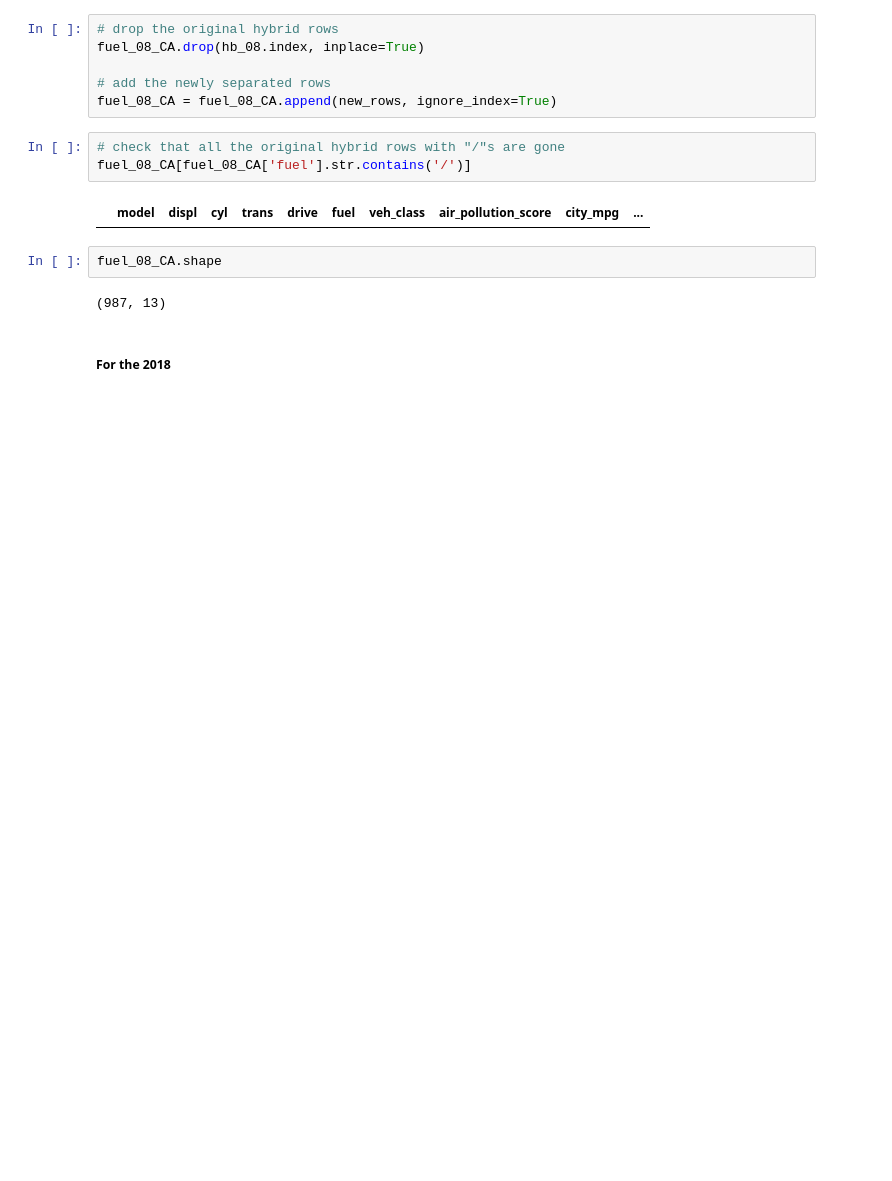
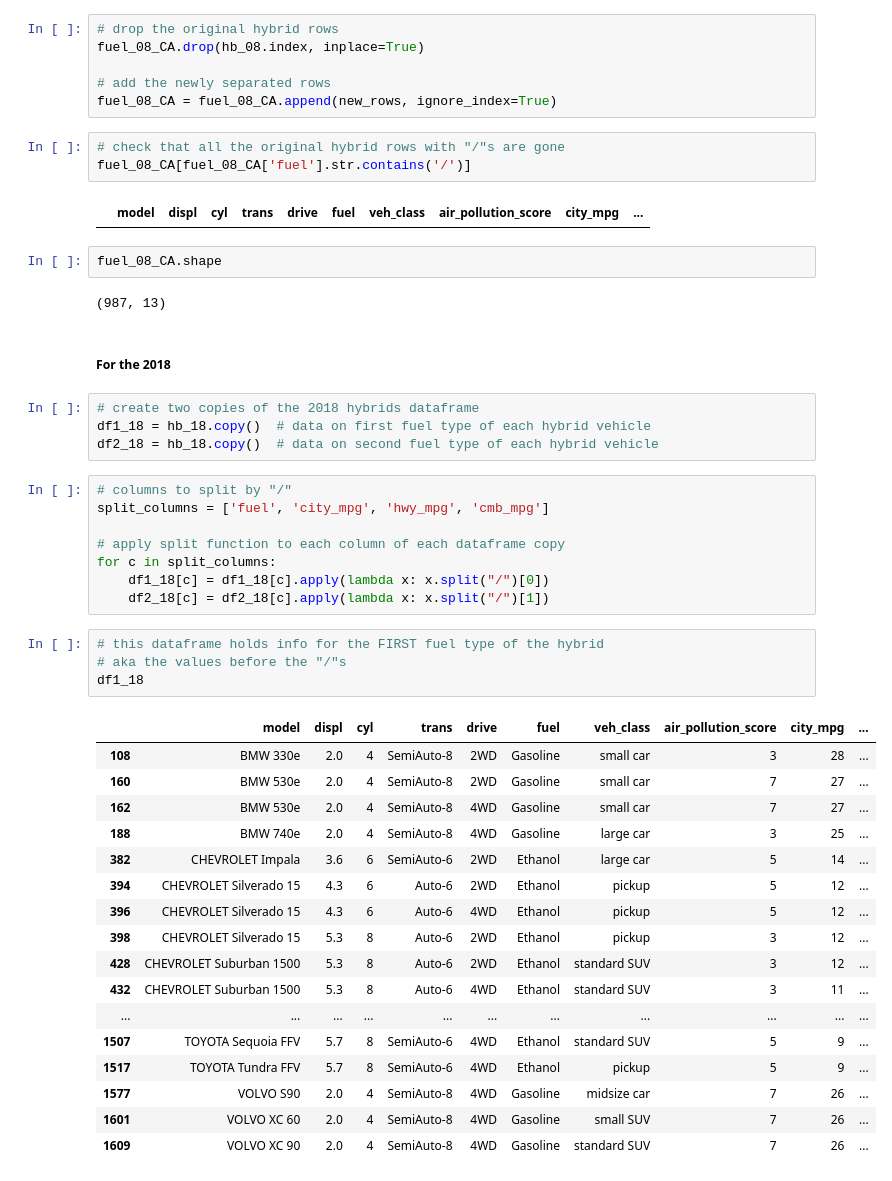
Before and after one commit to emaahdy/Data-Analysis, a Jupyter notebook: Fuel-Economy/fuel_economy.ipynb, the cells around one changed output. Drawn from its saved outputs; the diff is of its cells as text; blank space fills up the shorter version.

```diff
--- a/Fuel-Economy/fuel_economy.ipynb
+++ b/Fuel-Economy/fuel_economy.ipynb
@@ -565,3 +565,37 @@ fuel_08_CA.shape
 (987, 13)
 # %% [markdown]
 ##### For the 2018
+# %%
+# create two copies of the 2018 hybrids dataframe
+df1_18 = hb_18.copy()  # data on first fuel type of each hybrid vehicle
+df2_18 = hb_18.copy()  # data on second fuel type of each hybrid vehicle
+# %%
+# columns to split by "/"
+split_columns = ['fuel', 'city_mpg', 'hwy_mpg', 'cmb_mpg']
+
+# apply split function to each column of each dataframe copy
+for c in split_columns:
+    df1_18[c] = df1_18[c].apply(lambda x: x.split("/")[0])
+    df2_18[c] = df2_18[c].apply(lambda x: x.split("/")[1])
+# %%
+# this dataframe holds info for the FIRST fuel type of the hybrid
+# aka the values before the "/"s
+df1_18
+# %% [output]
+|  | model | displ | cyl | trans | drive | fuel | veh_class | air_pollution_score | city_mpg | ... |
+| 108 | BMW 330e | 2.0 | 4 | SemiAuto-8 | 2WD | Gasoline | small car | 3 | 28 | ... |
+| 160 | BMW 530e | 2.0 | 4 | SemiAuto-8 | 2WD | Gasoline | small car | 7 | 27 | ... |
+| 162 | BMW 530e | 2.0 | 4 | SemiAuto-8 | 4WD | Gasoline | small car | 7 | 27 | ... |
+| 188 | BMW 740e | 2.0 | 4 | SemiAuto-8 | 4WD | Gasoline | large car | 3 | 25 | ... |
+| 382 | CHEVROLET Impala | 3.6 | 6 | SemiAuto-6 | 2WD | Ethanol | large car | 5 | 14 | ... |
+| 394 | CHEVROLET Silverado 15 | 4.3 | 6 | Auto-6 | 2WD | Ethanol | pickup | 5 | 12 | ... |
+| 396 | CHEVROLET Silverado 15 | 4.3 | 6 | Auto-6 | 4WD | Ethanol | pickup | 5 | 12 | ... |
+| 398 | CHEVROLET Silverado 15 | 5.3 | 8 | Auto-6 | 2WD | Ethanol | pickup | 3 | 12 | ... |
+| 428 | CHEVROLET Suburban 1500 | 5.3 | 8 | Auto-6 | 2WD | Ethanol | standard SUV | 3 | 12 | ... |
+| 432 | CHEVROLET Suburban 1500 | 5.3 | 8 | Auto-6 | 4WD | Ethanol | standard SUV | 3 | 11 | ... |
+| ... | ... | ... | ... | ... | ... | ... | ... | ... | ... | ... |
+| 1507 | TOYOTA Sequoia FFV | 5.7 | 8 | SemiAuto-6 | 4WD | Ethanol | standard SUV | 5 | 9 | ... |
+| 1517 | TOYOTA Tundra FFV | 5.7 | 8 | SemiAuto-6 | 4WD | Ethanol | pickup | 5 | 9 | ... |
+| 1577 | VOLVO S90 | 2.0 | 4 | SemiAuto-8 | 4WD | Gasoline | midsize car | 7 | 26 | ... |
+| 1601 | VOLVO XC 60 | 2.0 | 4 | SemiAuto-8 | 4WD | Gasoline | small SUV | 7 | 26 | ... |
+| 1609 | VOLVO XC 90 | 2.0 | 4 | SemiAuto-8 | 4WD | Gasoline | standard SUV | 7 | 26 | ... |
```
Also changed, not shown: parts of 17 cells of this notebook.
